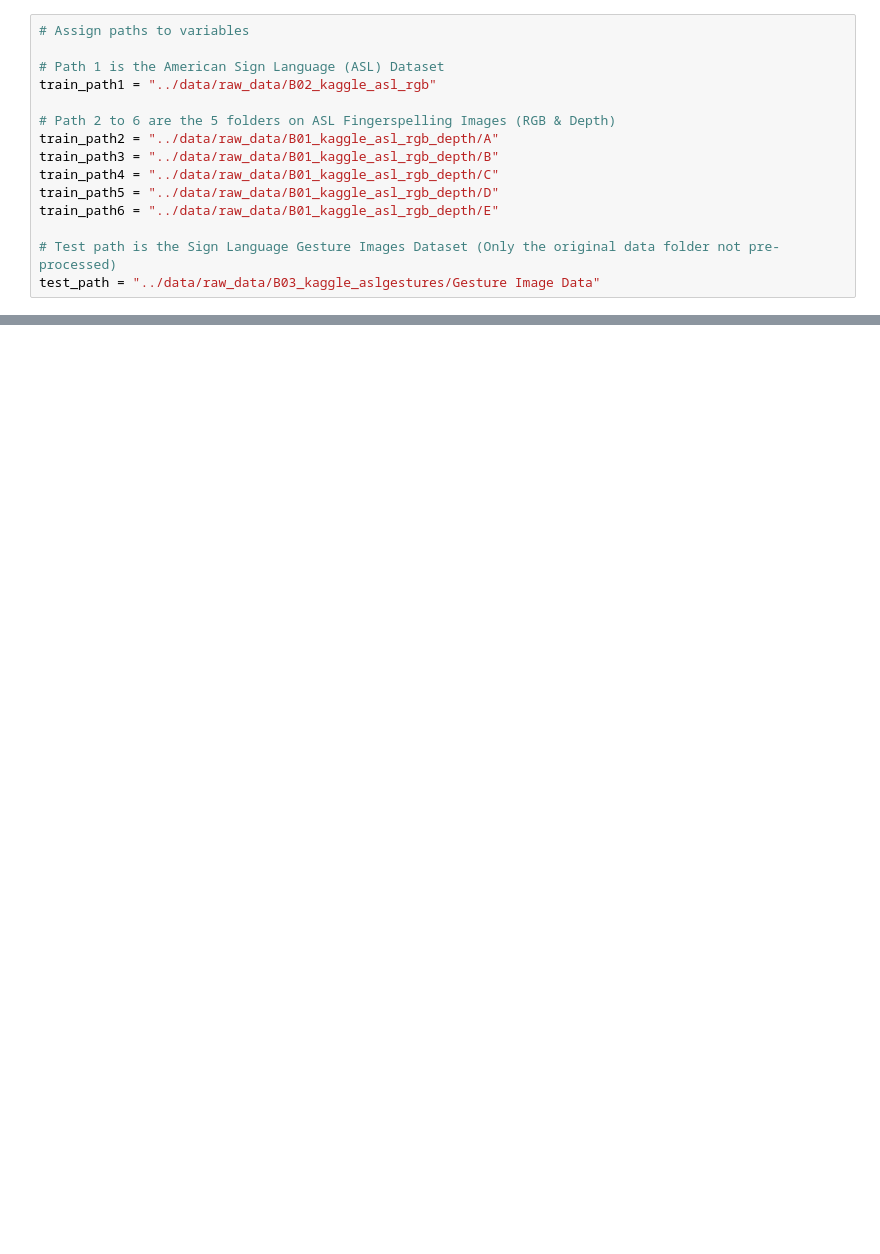
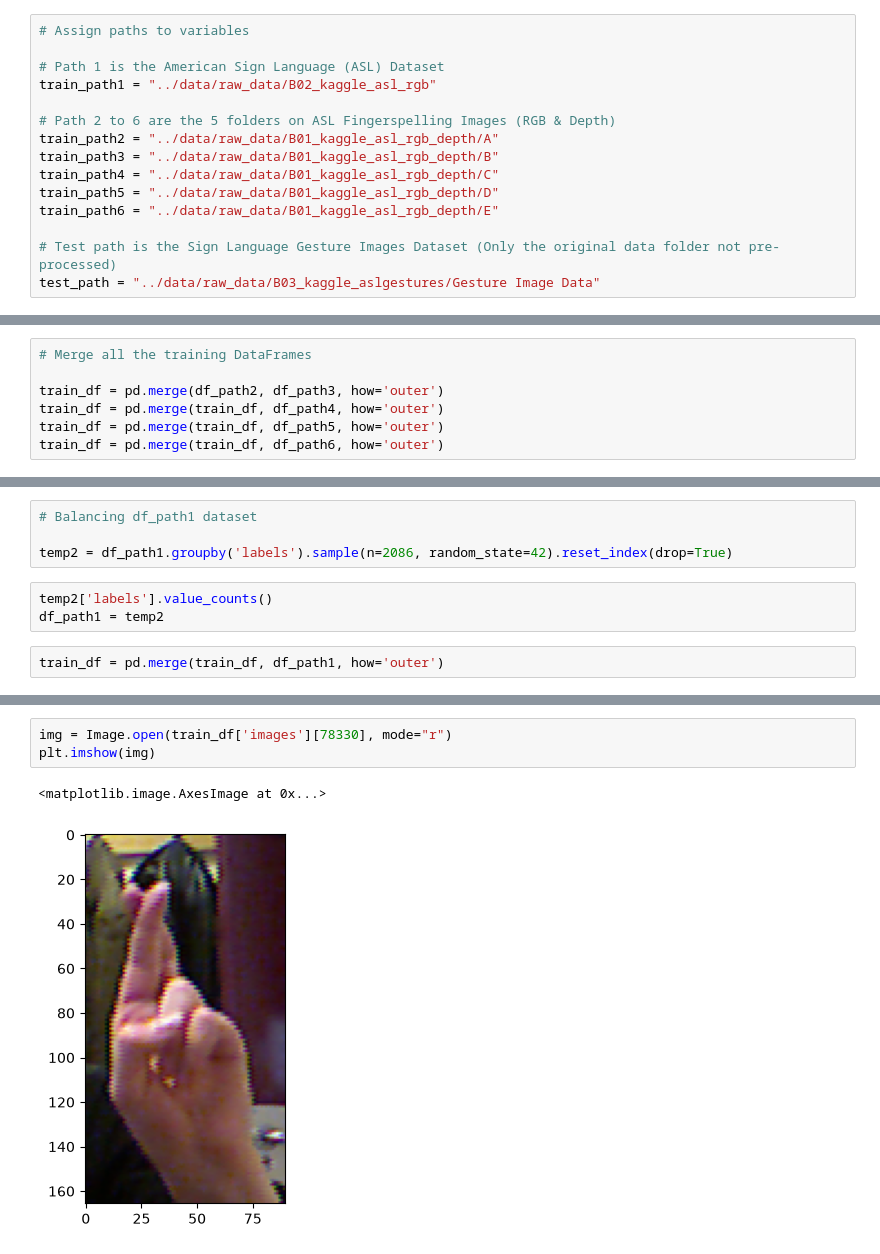
Before and after one commit to notFonz/HandSpell, a Jupyter notebook: notebooks/notFonz_datacleaning.ipynb, the cells around one changed output, grey strips where cells are left out. Saved outputs shown, nothing was run; the diff lists cells and outputs as text; blank space fills up the shorter version.

```diff
--- a/notebooks/notFonz_datacleaning.ipynb
+++ b/notebooks/notFonz_datacleaning.ipynb
@@ -25,0 +70,7 @@ print(os.listdir(train_path1))
+# %%
+# Merge all the training DataFrames
+
+train_df = pd.merge(df_path2, df_path3, how='outer')
+train_df = pd.merge(train_df, df_path4, how='outer')
+train_df = pd.merge(train_df, df_path5, how='outer')
+train_df = pd.merge(train_df, df_path6, how='outer')
@@ -25,0 +98,9 @@ print(os.listdir(train_path1))
+# %%
+# Balancing df_path1 dataset
+
+temp2 = df_path1.groupby('labels').sample(n=2086, random_state=42).reset_index(drop=True)
+# %%
+temp2['labels'].value_counts()
+df_path1 = temp2
+# %%
+train_df = pd.merge(train_df, df_path1, how='outer')
@@ -25,0 +123,6 @@ print(os.listdir(train_path1))
+# %%
+img = Image.open(train_df['images'][78330], mode="r")
+plt.imshow(img)
+# %% [output]
+<matplotlib.image.AxesImage at 0x...>
+[figure, added]
```
Also changed, not shown: parts of 9 cells of this notebook, 1 other file.
